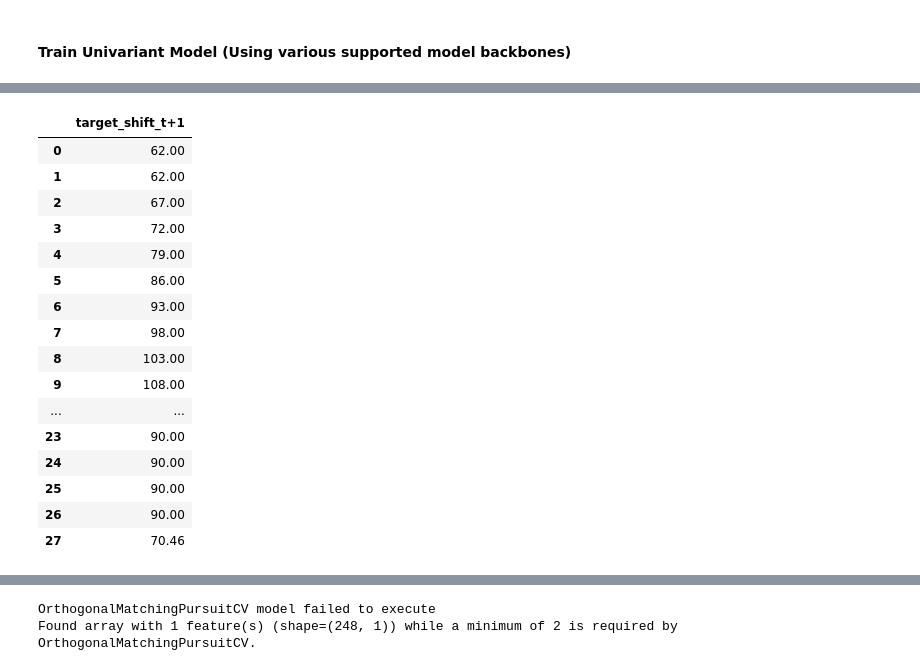
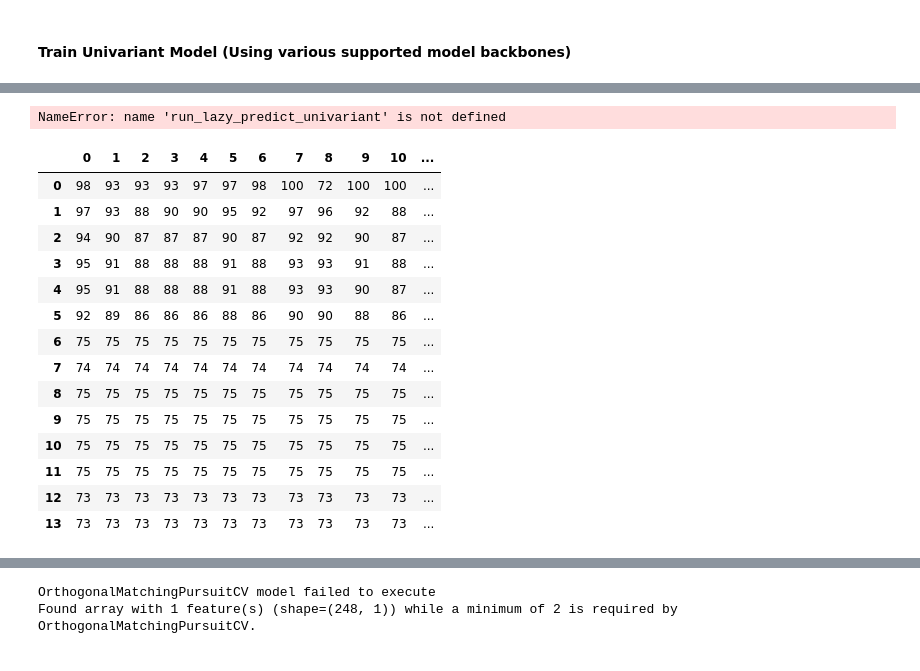
Before and after one commit to vincycode7/TaiyoAI_Domestic_Molding, a Jupyter notebook: exploratory_data_analysis.ipynb, the cells around one changed output, grey strips where cells are left out. Drawn from its saved outputs; the diff is of its cells as text; code cells hidden in the pictures.

```diff
--- a/exploratory_data_analysis.ipynb
+++ b/exploratory_data_analysis.ipynb
@@ -197,9 +230,2 @@ processor_test_with_filtered_corr_feat.post_process_data(**data_postprocessor_co
 # %% [markdown]
 #### Train Univariant Model (Using various supported model backbones)
-# %%
-from model import LazyPredictRegressionBackBone
-feature_timeline = "domestic_market_contract_blow_molding_low"
-target_timeline = "target_shift_t+1"
-regressor_T1 = LazyPredictRegressionBackBone()
-regressor_T1.train(processor_train.transformed_X_data_norm[[feature_timeline]],processor_test.transformed_X_data_norm[[feature_timeline]], processor_train.transformed_Y_data[[target_timeline]], processor_test.transformed_Y_data[[target_timeline]])
-regressor_T1.get_evaluation()
@@ -267,5 +303,0 @@ pd.DataFrame(result).sort_values(by=["RMSE:","Directional Accuracy:","MAPE","R-S
-# %%
-best_lazy_model = regressor_T1.lazyobject.models["LinearRegression"]
-# Generate predictions using the trained model
-y_pred = best_lazy_model.predict(processor_test.transformed_X_data_norm[[feature_timeline]])
-pd.DataFrame(y_pred)
@@ -290,20 +304,9 @@ pd.DataFrame(y_pred)
-# %%
-processor_test.transformed_Y_data[["target_shift_t+1"]]
-# %% [output]
-|  | target_shift_t+1 |
-| 0 | 62.00 |
-| 1 | 62.00 |
-| 2 | 67.00 |
-| 3 | 72.00 |
-| 4 | 79.00 |
-| 5 | 86.00 |
-| 6 | 93.00 |
-| 7 | 98.00 |
-| 8 | 103.00 |
-| 9 | 108.00 |
-| ... | ... |
-| 23 | 90.00 |
-| 24 | 90.00 |
-| 25 | 90.00 |
-| 26 | 90.00 |
-| 27 | 70.46 |
+# %%
+# Train 7 time shift regressors
+regs,res = [], []
+for time_idx in range(1,15):
+    out = run_lazy_predict_uni_multivariant(target_timeline = [f"target_shift_t+{time_idx}"], time_name = f"_T+{time_idx}" )
+    regs.append(out[0])
+    res.append(out[1])
+# %% [output]
+NameError: name 'run_lazy_predict_univariant' is not defined
@@ -309,0 +317,35 @@ processor_test.transformed_Y_data[["target_shift_t+1"]]
+# %%
+# run prediction for all models
+feature_timeline = ["domestic_market_contract_blow_molding_low", "target_change", "target_growth", "target_ma_2", "target_ma_3", "target_ma_5", "target_ma_7", "target_ma_10", "target_lag_t-1", "target_lag_t-2", "target_lag_t-3", "target_lag_t-4", "target_lag_t-5", "target_lag_t-6"]
+model_time_step = []
+for time_idx in range(0,14):
+    try:
+        model_name = res[time_idx].iloc[0]['model_name'][:-4]
+        best_lazy_model = regs[time_idx].lazyobject.models[model_name]
+    except:
+        model_name = res[time_idx].iloc[0]['model_name'][:-5]
+        best_lazy_model = regs[time_idx].lazyobject.models[model_name]
+    # Generate predictions using the trained model
+    total_pred = []
+    for each_idx in range(1,16):
+        each_time_res = ihs_forecaset(sklearn_model=best_lazy_model, file_path=f"artifacts/data/processed/val_data_{each_idx}.csv", feature_timeline=feature_timeline)
+        total_pred.append(int(each_time_res.iloc[-1]))
+    model_time_step.append(total_pred)
+# %%
+pd.DataFrame(model_time_step)
+# %% [output]
+|  | 0 | 1 | 2 | 3 | 4 | 5 | 6 | 7 | 8 | 9 | 10 | ... |
+| 0 | 98 | 93 | 93 | 93 | 97 | 97 | 98 | 100 | 72 | 100 | 100 | ... |
+| 1 | 97 | 93 | 88 | 90 | 90 | 95 | 92 | 97 | 96 | 92 | 88 | ... |
+| 2 | 94 | 90 | 87 | 87 | 87 | 90 | 87 | 92 | 92 | 90 | 87 | ... |
+| 3 | 95 | 91 | 88 | 88 | 88 | 91 | 88 | 93 | 93 | 91 | 88 | ... |
+| 4 | 95 | 91 | 88 | 88 | 88 | 91 | 88 | 93 | 93 | 90 | 87 | ... |
+| 5 | 92 | 89 | 86 | 86 | 86 | 88 | 86 | 90 | 90 | 88 | 86 | ... |
+| 6 | 75 | 75 | 75 | 75 | 75 | 75 | 75 | 75 | 75 | 75 | 75 | ... |
+| 7 | 74 | 74 | 74 | 74 | 74 | 74 | 74 | 74 | 74 | 74 | 74 | ... |
+| 8 | 75 | 75 | 75 | 75 | 75 | 75 | 75 | 75 | 75 | 75 | 75 | ... |
+| 9 | 75 | 75 | 75 | 75 | 75 | 75 | 75 | 75 | 75 | 75 | 75 | ... |
+| 10 | 75 | 75 | 75 | 75 | 75 | 75 | 75 | 75 | 75 | 75 | 75 | ... |
+| 11 | 75 | 75 | 75 | 75 | 75 | 75 | 75 | 75 | 75 | 75 | 75 | ... |
+| 12 | 73 | 73 | 73 | 73 | 73 | 73 | 73 | 73 | 73 | 73 | 73 | ... |
+| 13 | 73 | 73 | 73 | 73 | 73 | 73 | 73 | 73 | 73 | 73 | 73 | ... |
```
Also changed, not shown: parts of 59 cells of this notebook, 23 other files.
